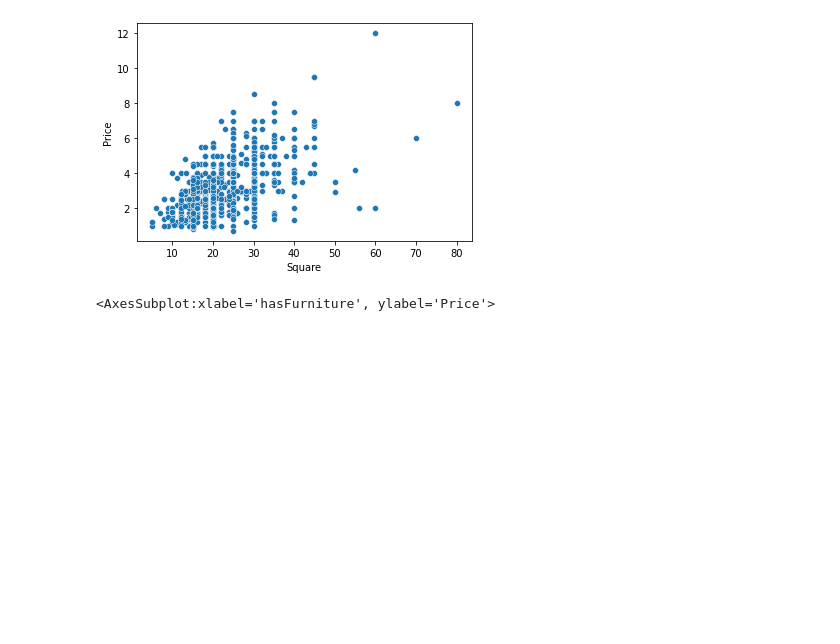
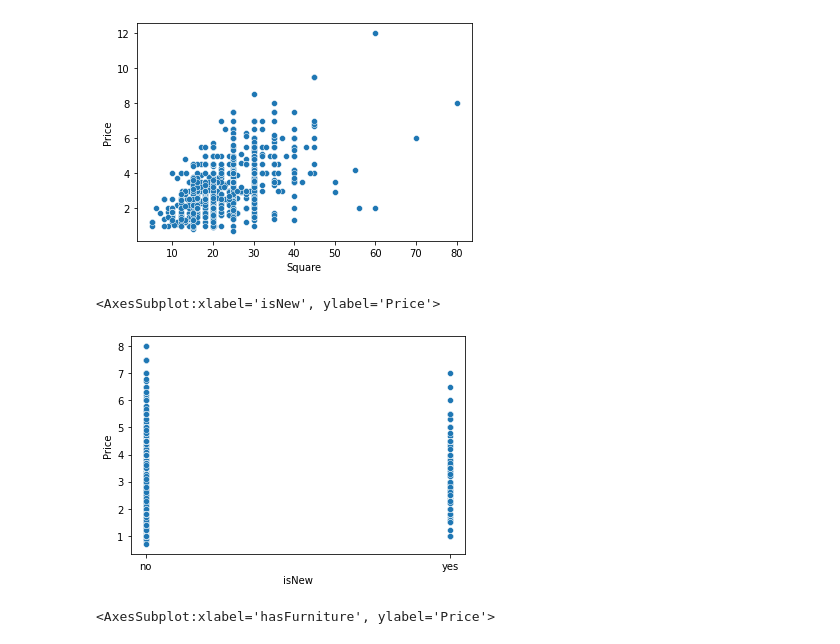
Before and after one commit to flyboy13/NM-KHDL, a Jupyter notebook: project_code/model.ipynb, the cells around one changed output. Cells and saved outputs as stored; diff of their text form; code cells hidden in the pictures; blank space fills up the shorter version.

```diff
--- a/project_code/model.ipynb
+++ b/project_code/model.ipynb
@@ -179,6 +174,12 @@ sns.scatterplot(data=train_df_temp, x='Square', y='Price')
 # %% [output]
 <AxesSubplot:xlabel='Square', ylabel='Price'>
 [figure]
+# %%
+# Với isNew
+sns.scatterplot(data=train_df_temp, x='isNew', y='Price')
+# %% [output]
+<AxesSubplot:xlabel='isNew', ylabel='Price'>
+[figure, added]
 # %%
 # Loại bỏ các mẫu có 'isNew' == no và price > 9 triệu
 train_df_temp.drop(train_df_temp[(train_df_temp['Price'] >= 9) & (train_df_temp['isNew'] == "no")].index, inplace = True)
```
Also changed, not shown: parts of 1 cell of this notebook.
